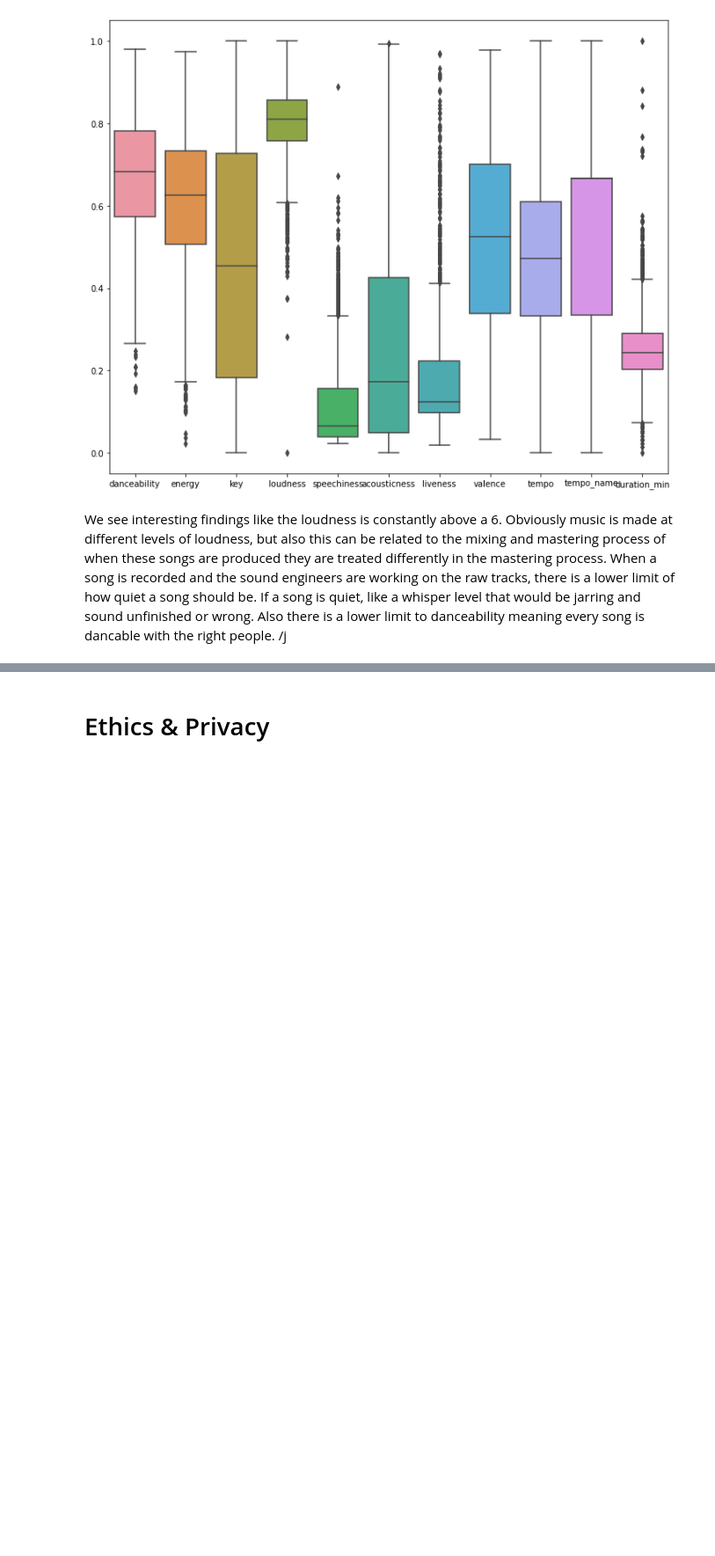
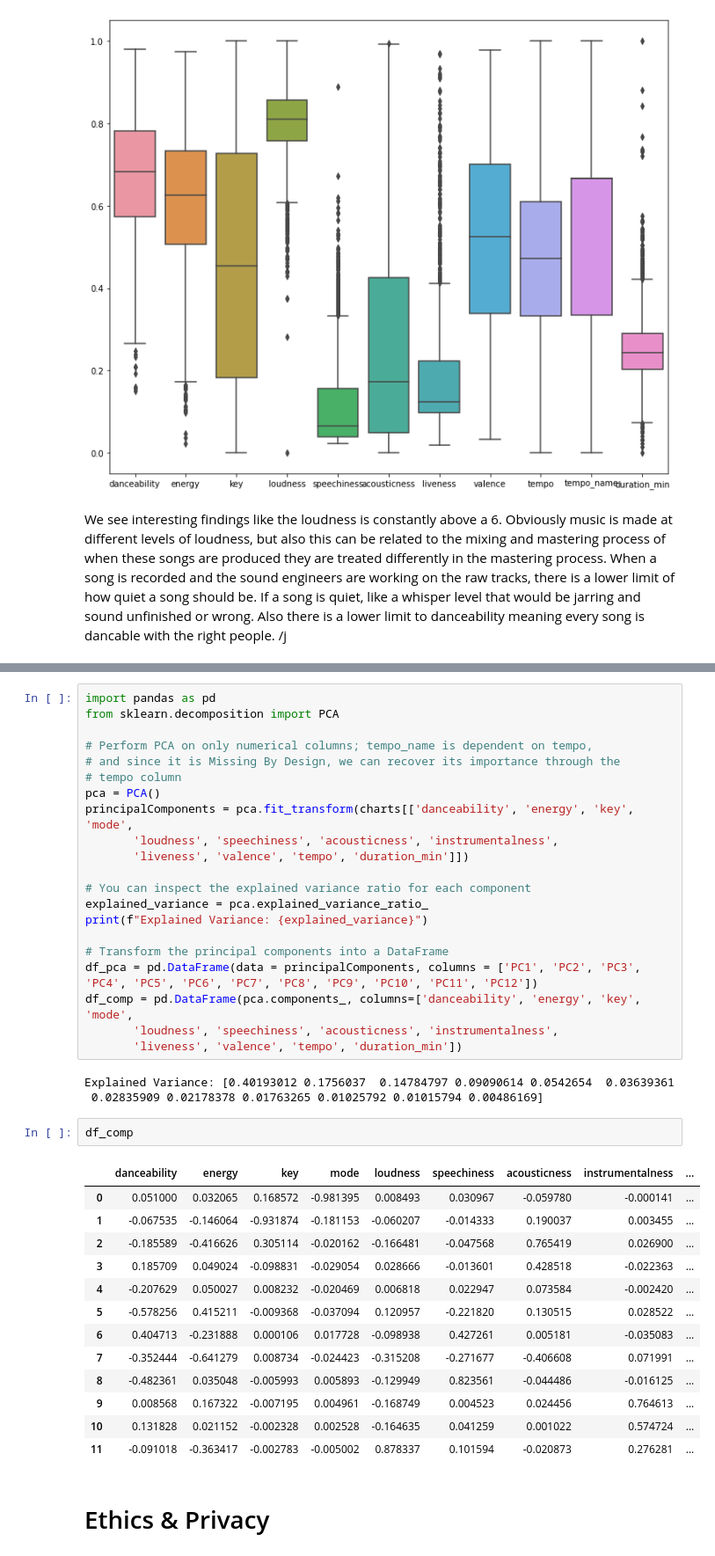
Before and after one commit to natdosan/Spotify-Unsupervised-Learning, a Jupyter notebook: src/FinalProjectGroup_Sp23_The_group_chat.ipynb, the cells around one changed output, grey strips where cells are left out. Shown: that part at 88% size. Saved outputs shown, nothing was run; the diff lists cells and outputs as text; blank space fills up the shorter version.

```diff
--- a/src/FinalProjectGroup_Sp23_The_group_chat.ipynb
+++ b/src/FinalProjectGroup_Sp23_The_group_chat.ipynb
@@ -281,3 +295,43 @@ We see interesting findings like the loudness is constantly above a 6. Obviously
+# %%
+import pandas as pd
+from sklearn.decomposition import PCA
+
+# Perform PCA on only numerical columns; tempo_name is dependent on tempo,
+# and since it is Missing By Design, we can recover its importance through the
+# tempo column
+pca = PCA()
+principalComponents = pca.fit_transform(charts[['danceability', 'energy', 'key', 'mode',
+       'loudness', 'speechiness', 'acousticness', 'instrumentalness',
+       'liveness', 'valence', 'tempo', 'duration_min']])
+
+# You can inspect the explained variance ratio for each component
+explained_variance = pca.explained_variance_ratio_
+print(f"Explained Variance: {explained_variance}")
+
+# Transform the principal components into a DataFrame
+df_pca = pd.DataFrame(data = principalComponents, columns = ['PC1', 'PC2', 'PC3', 'PC4', 'PC5', 'PC6', 'PC7', 'PC8', 'PC9', 'PC10', 'PC11', 'PC12'])
+df_comp = pd.DataFrame(pca.components_, columns=['danceability', 'energy', 'key', 'mode',
+       'loudness', 'speechiness', 'acousticness', 'instrumentalness',
+       'liveness', 'valence', 'tempo', 'duration_min'])
+# %% [output]
+Explained Variance: [0.40193012 0.1756037  0.14784797 0.09090614 0.0542654  0.03639361
+ 0.02835909 0.02178378 0.01763265 0.01025792 0.01015794 0.00486169]
+# %%
+df_comp
+# %% [output]
+|  | danceability | energy | key | mode | loudness | speechiness | acousticness | instrumentalness | ... |
+| 0 | 0.051000 | 0.032065 | 0.168572 | -0.981395 | 0.008493 | 0.030967 | -0.059780 | -0.000141 | ... |
+| 1 | -0.067535 | -0.146064 | -0.931874 | -0.181153 | -0.060207 | -0.014333 | 0.190037 | 0.003455 | ... |
+| 2 | -0.185589 | -0.416626 | 0.305114 | -0.020162 | -0.166481 | -0.047568 | 0.765419 | 0.026900 | ... |
+| 3 | 0.185709 | 0.049024 | -0.098831 | -0.029054 | 0.028666 | -0.013601 | 0.428518 | -0.022363 | ... |
+| 4 | -0.207629 | 0.050027 | 0.008232 | -0.020469 | 0.006818 | 0.022947 | 0.073584 | -0.002420 | ... |
+| 5 | -0.578256 | 0.415211 | -0.009368 | -0.037094 | 0.120957 | -0.221820 | 0.130515 | 0.028522 | ... |
+| 6 | 0.404713 | -0.231888 | 0.000106 | 0.017728 | -0.098938 | 0.427261 | 0.005181 | -0.035083 | ... |
+| 7 | -0.352444 | -0.641279 | 0.008734 | -0.024423 | -0.315208 | -0.271677 | -0.406608 | 0.071991 | ... |
+| 8 | -0.482361 | 0.035048 | -0.005993 | 0.005893 | -0.129949 | 0.823561 | -0.044486 | -0.016125 | ... |
+| 9 | 0.008568 | 0.167322 | -0.007195 | 0.004961 | -0.168749 | 0.004523 | 0.024456 | 0.764613 | ... |
+| 10 | 0.131828 | 0.021152 | -0.002328 | 0.002528 | -0.164635 | 0.041259 | 0.001022 | 0.574724 | ... |
+| 11 | -0.091018 | -0.363417 | -0.002783 | -0.005002 | 0.878337 | 0.101594 | -0.020873 | 0.276281 | ... |
 # %% [markdown]
 # Ethics & Privacy
 # %% [markdown]
```
Also changed, not shown: parts of 3 cells of this notebook.
